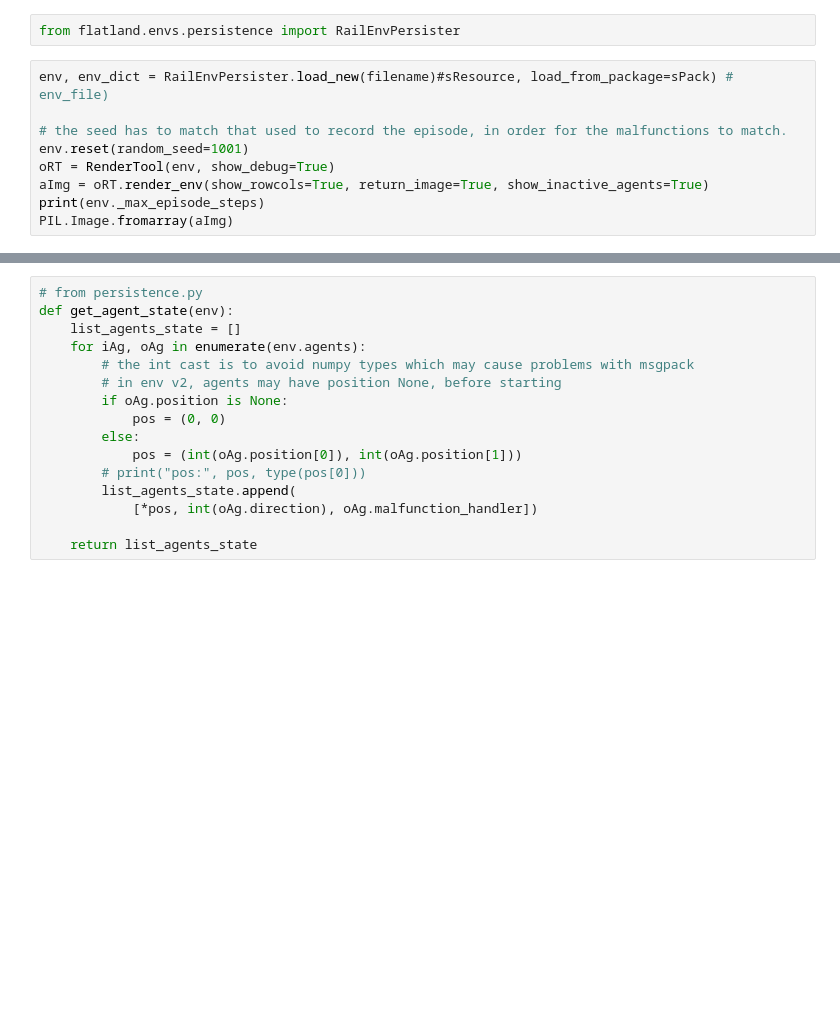
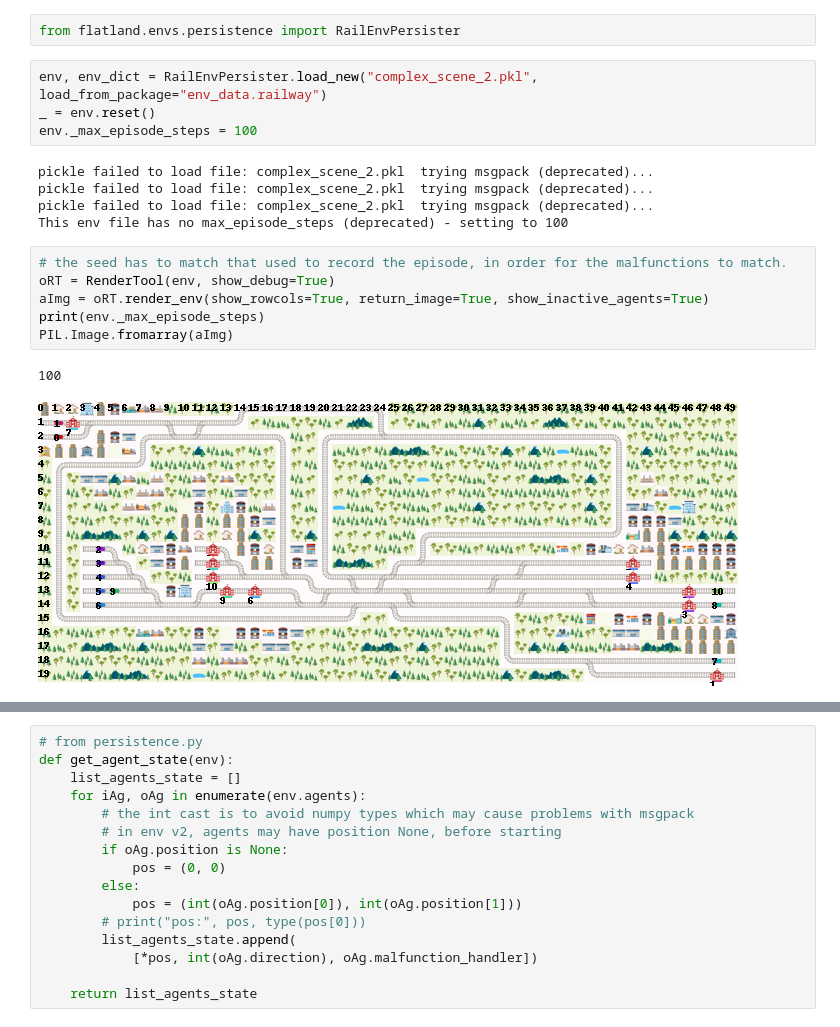
Before and after one commit to flatland-association/flatland-rl, a Jupyter notebook: notebooks/render_episode.ipynb, the cells around one changed output, grey strips where cells are left out. Drawn from its saved outputs; the diff is of its cells as text; blank space fills up the shorter version.

```diff
--- a/notebooks/render_episode.ipynb
+++ b/notebooks/render_episode.ipynb
@@ -64,15 +47,24 @@ from flatland.envs.rail_env import RailEnvActions
 from flatland.envs.step_utils.states import TrainState
 # %%
 from flatland.envs.persistence import RailEnvPersister
+# %%
+env, env_dict = RailEnvPersister.load_new("complex_scene_2.pkl", load_from_package="env_data.railway")
+_ = env.reset()
+env._max_episode_steps = 100
+# %% [output]
+pickle failed to load file: complex_scene_2.pkl  trying msgpack (deprecated)...
+pickle failed to load file: complex_scene_2.pkl  trying msgpack (deprecated)...
+pickle failed to load file: complex_scene_2.pkl  trying msgpack (deprecated)...
+This env file has no max_episode_steps (deprecated) - setting to 100
 # %%
-env, env_dict = RailEnvPersister.load_new(filename)#sResource, load_from_package=sPack) # env_file)
-
 # the seed has to match that used to record the episode, in order for the malfunctions to match.
-env.reset(random_seed=1001)
 oRT = RenderTool(env, show_debug=True)
 aImg = oRT.render_env(show_rowcols=True, return_image=True, show_inactive_agents=True)
 print(env._max_episode_steps)
 PIL.Image.fromarray(aImg)
+# %% [output]
+100
+[figure, added]
 # %%
 loAgs = env_dict["agents"]
 lCols =  "initial_direction,direction,initial_position,position".split(",")
```
Also changed, not shown: parts of 14 cells of this notebook, 1 other file.
